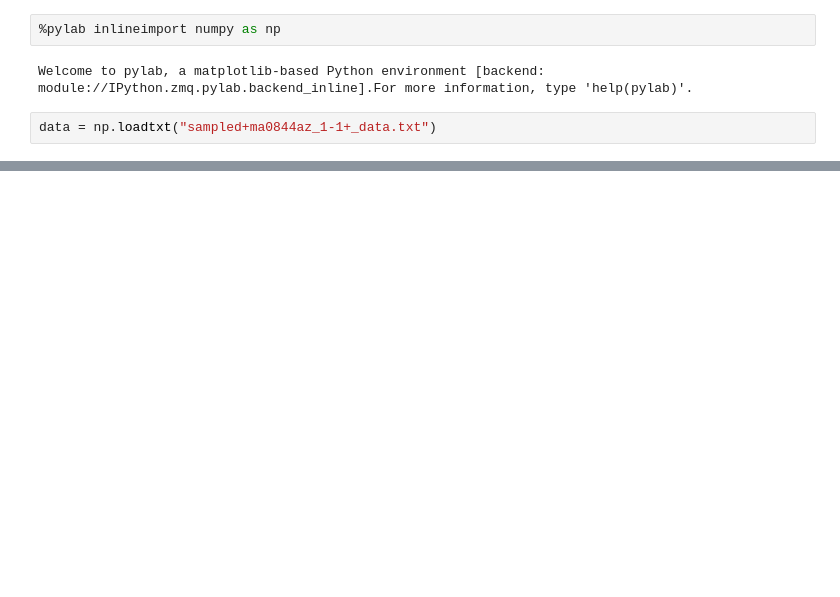
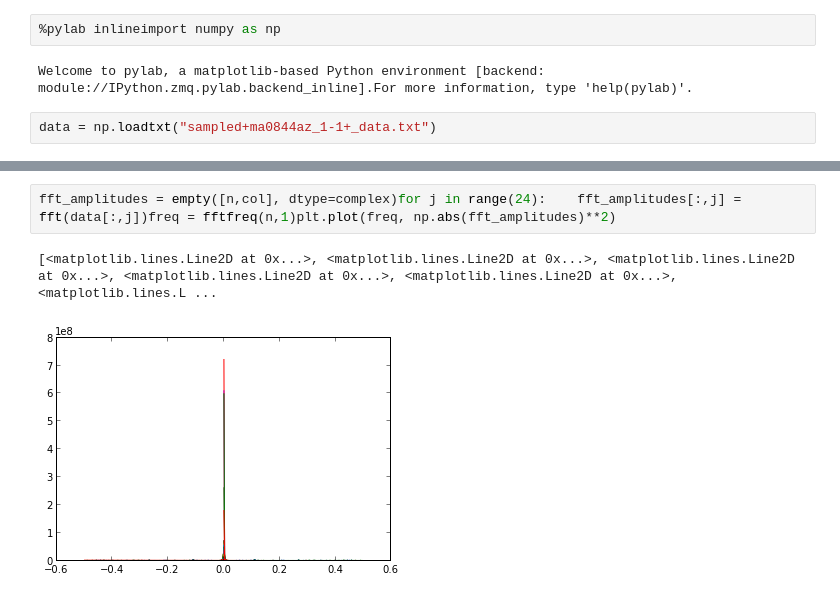
Before and after one commit to miguelaldana/FisicaComputacional, a Jupyter notebook: Tarea5_computacional/Punto1.ipynb, the cells around one changed output, grey strips where cells are left out. Cells and saved outputs as stored; diff of their text form; blank space fills up the shorter version.

```diff
--- a/Tarea5_computacional/Punto1.ipynb
+++ b/Tarea5_computacional/Punto1.ipynb
@@ -16 +14,6 @@ fft_amplitudes = fft(data)/nfreq = fftfreq(n, 1)espectro_potencias = np.abs(fft_
+# %%
+fft_amplitudes = empty([n,col], dtype=complex)for j in range(24):    fft_amplitudes[:,j] = fft(data[:,j])freq = fftfreq(n,1)plt.plot(freq, np.abs(fft_amplitudes)**2)
+# %% [output]
+[<matplotlib.lines.Line2D at 0x...>, <matplotlib.lines.Line2D at 0x...>, <matplotlib.lines.Line2D at 0x...>, <matplotlib.lines.Line2D at 0x...>, <matplotlib.lines.Line2D at 0x...>, <matplotlib.lines.L ...
+[figure, added]
 # %%
```
Also changed, not shown: parts of 10 cells of this notebook.
